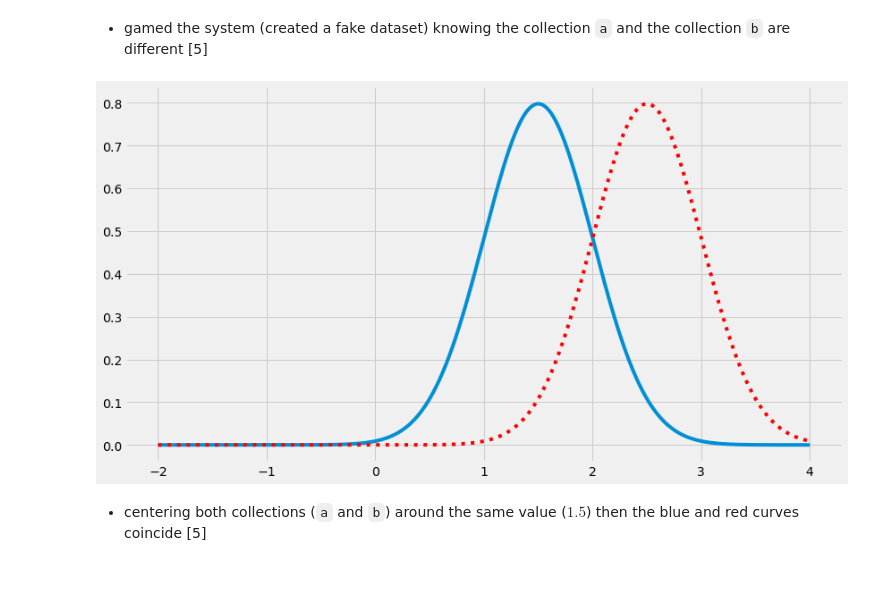
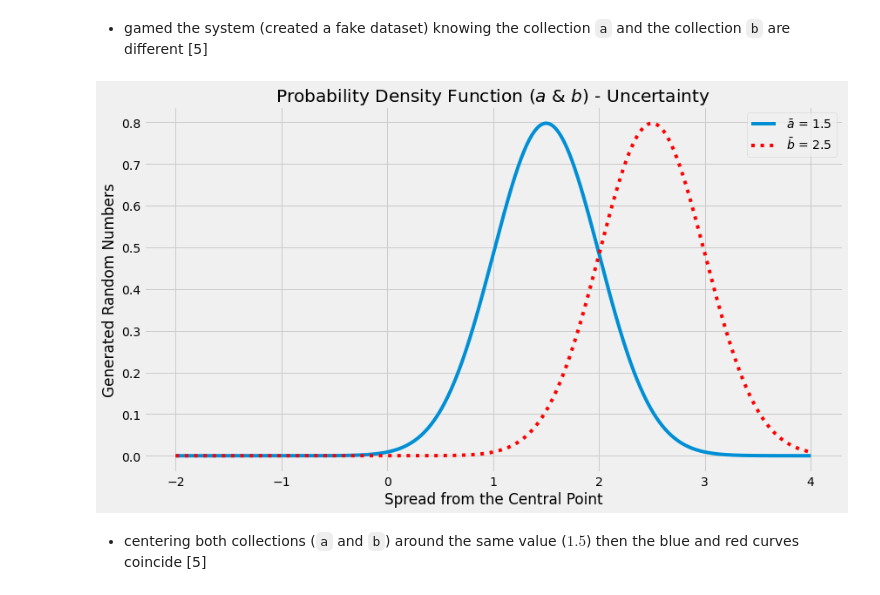
Before and after one commit to SeanOhAileasa/mls-scikit-learn-scipy-stats, a Jupyter notebook: scipy-stats.ipynb, the cells around one changed output. Cells and saved outputs as stored; diff of their text form; code cells hidden in the pictures.

```diff
--- a/scipy-stats.ipynb
+++ b/scipy-stats.ipynb
@@ -130,0 +151,27 @@ exit()
+# %%
+scipy_stats_commits,scikit_learn_commits=0,0 # number of commits
+with open(r"./hide/log.txt","r") as f: # open ready only
+    data=f.read() # read file contents
+    scipy_stats_commits=data.count("[Notebook: scipy-stats]") # capture scipy-stats count
+    scikit_learn_commits=data.count("[Notebook: scikit-learn]") # capture scikit-learn count
+# %%
+import datetime
+
+now=datetime.datetime.now() # capture current date
+due=datetime.datetime(2021,12,19) # assessment due date
+delta=due-now # count days outstanding
+
+import matplotlib.pyplot as plt
+
+plt.rcParams["text.color"]="r" # chart text colour
+plt.rcParams["figure.figsize"]=12.8,7.2 # rc chart size
+plt.rcParams["savefig.format"]="png" # chart image format
+
+l=f"scikit-learn ({scikit_learn_commits})",f"scipy-stats ({scipy_stats_commits})" # notebook plus count
+s=[scikit_learn_commits,scipy_stats_commits] # pie chart size
+c=["blue","orange"] # pie chart colours
+e=(0.25,0) # explode first slice
+plt.title(f"Assessment Due: {delta.days} Days")
+plt.pie(x=s,explode=e,labels=l,colors=c,autopct='%.0f%%',shadow=True,startangle=240) # actual pie chart
+plt.axis('equal')
+plt.savefig(fname="./rc/history"); #,format="png");
@@ -624,10 +693,14 @@ y_b=ss.norm.pdf(x=x,loc=m_b,scale=s_b)
 - gamed the system (created a fake dataset) knowing the collection ``a`` and the collection ``b`` are different [5]
 # %%
 fig_a_not_b,ax=plt.subplots()
-ax.plot(x,y_a)
-ax.plot(x,y_b,"r:");
+ax.set_title("Probability Density Function ("+r"$a$"+" & "+r"$b$"+") - Uncertainty")
+ax.plot(x,y_a,label=r"$\bar{a}$"+f" = {m_a}")
+ax.plot(x,y_b,"r:",label=r"$\bar{b}$"+f" = {m_b}")
+ax.set_xlabel("Spread from the Central Point")
+ax.set_ylabel("Generated Random Numbers")
+ax.legend();
 # %% [output]
-[figure, old version]
+[figure, new version]
 # %% [markdown]
 - centering both collections (``a`` and ``b``) around the same value ($1.5$) then the blue and red curves coincide [5]
 # %%
```
Also changed, not shown: parts of 85 cells of this notebook, 1 other file.
